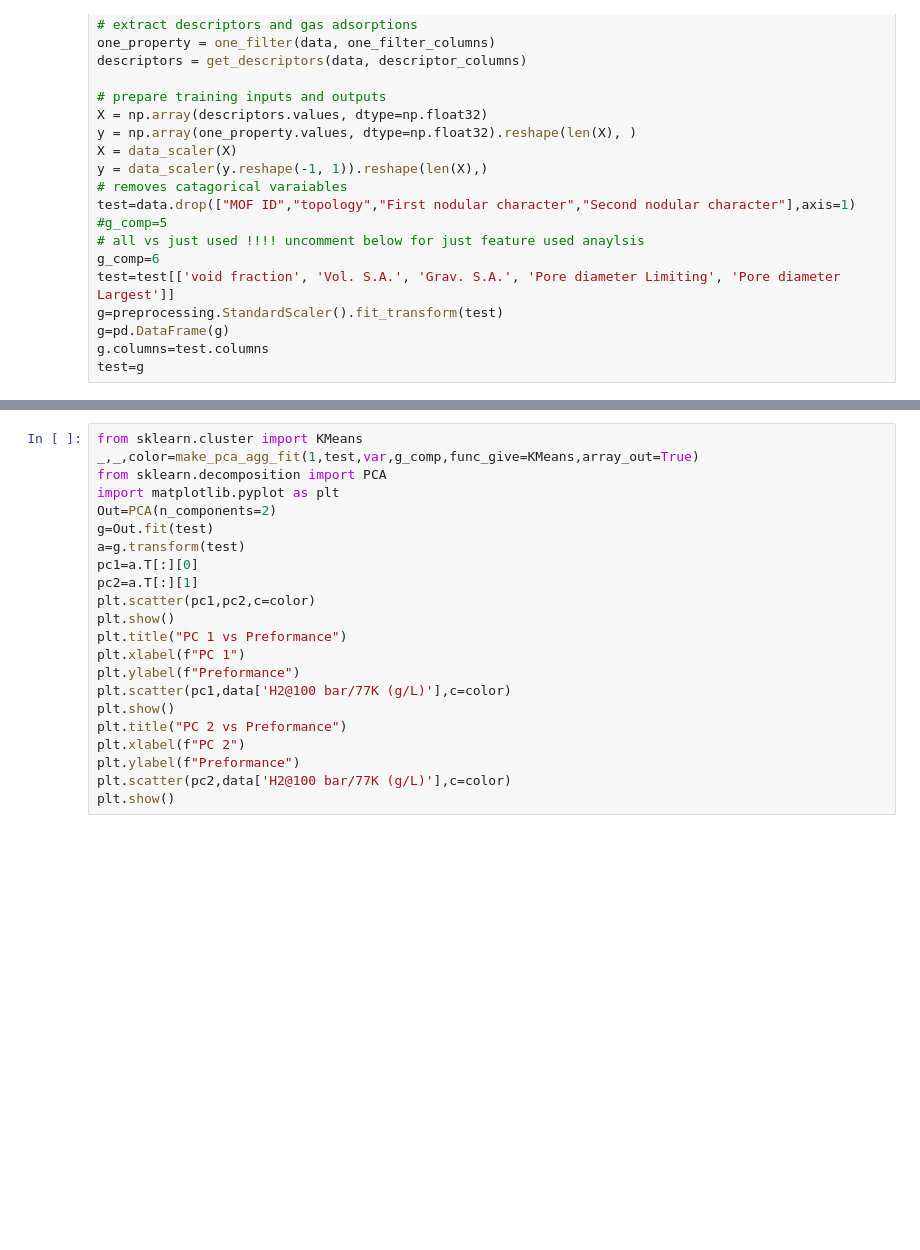
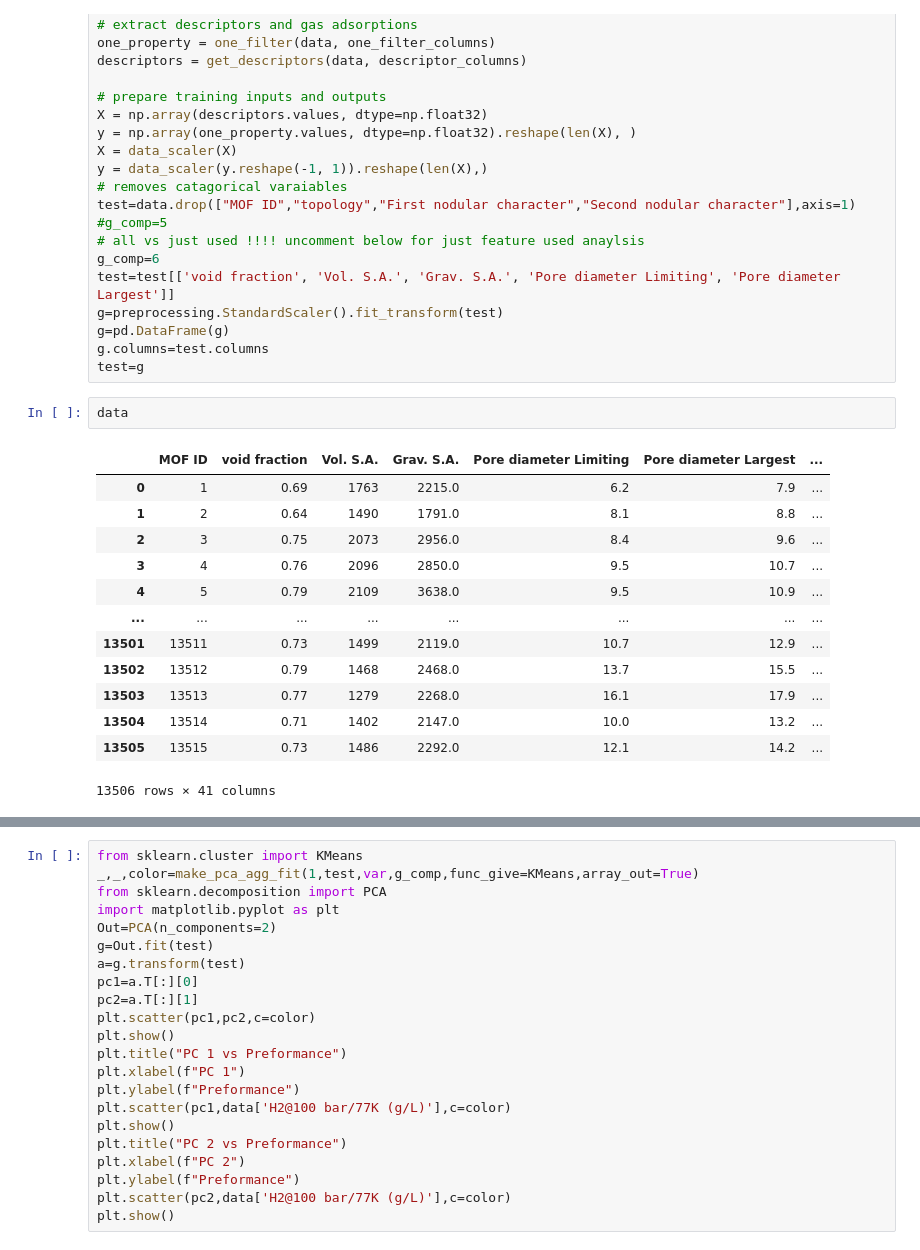
Before and after one commit to Gregory-Cooper/TL_MOF, a Jupyter notebook: cluster_analysis.ipynb, the cells around one changed output, grey strips where cells are left out. Drawn from its saved outputs; the diff is of its cells as text; blank space fills up the shorter version.

```diff
--- a/cluster_analysis.ipynb
+++ b/cluster_analysis.ipynb
@@ -50,6 +50,22 @@ g=preprocessing.StandardScaler().fit_transform(test)
 g=pd.DataFrame(g)
 g.columns=test.columns
 test=g
+# %%
+data
+# %% [output]
+|  | MOF ID | void fraction | Vol. S.A. | Grav. S.A. | Pore diameter Limiting | Pore diameter Largest | ... |
+| 0 | 1 | 0.69 | 1763 | 2215.0 | 6.2 | 7.9 | ... |
+| 1 | 2 | 0.64 | 1490 | 1791.0 | 8.1 | 8.8 | ... |
+| 2 | 3 | 0.75 | 2073 | 2956.0 | 8.4 | 9.6 | ... |
+| 3 | 4 | 0.76 | 2096 | 2850.0 | 9.5 | 10.7 | ... |
+| 4 | 5 | 0.79 | 2109 | 3638.0 | 9.5 | 10.9 | ... |
+| ... | ... | ... | ... | ... | ... | ... | ... |
+| 13501 | 13511 | 0.73 | 1499 | 2119.0 | 10.7 | 12.9 | ... |
+| 13502 | 13512 | 0.79 | 1468 | 2468.0 | 13.7 | 15.5 | ... |
+| 13503 | 13513 | 0.77 | 1279 | 2268.0 | 16.1 | 17.9 | ... |
+| 13504 | 13514 | 0.71 | 1402 | 2147.0 | 10.0 | 13.2 | ... |
+| 13505 | 13515 | 0.73 | 1486 | 2292.0 | 12.1 | 14.2 | ... |
+13506 rows × 41 columns
 # %%
 # made my own helper functions
 # just plots pca 1,2 with how ever many gausian clusters on test data
```
Also changed, not shown: parts of 1 cell of this notebook, 2 other files.
